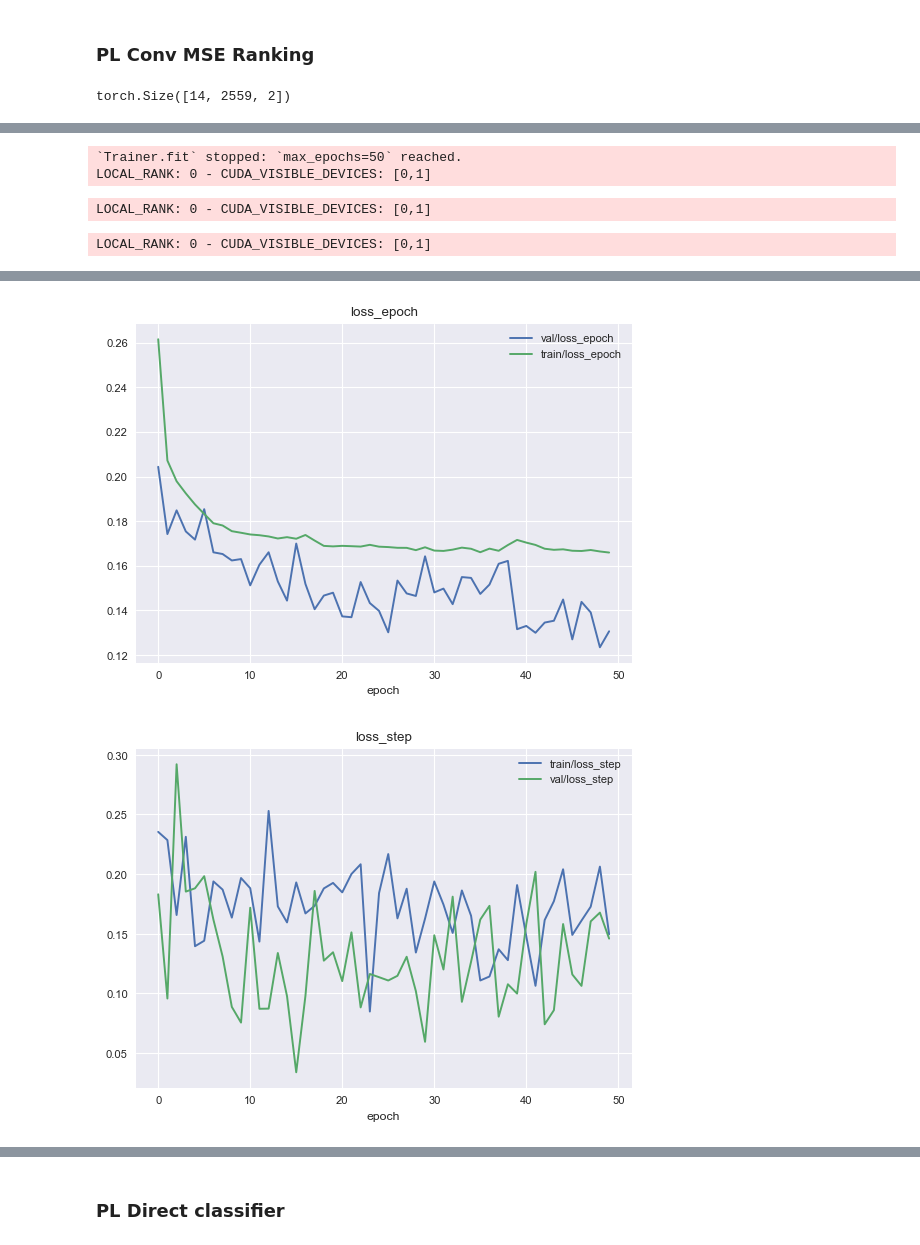
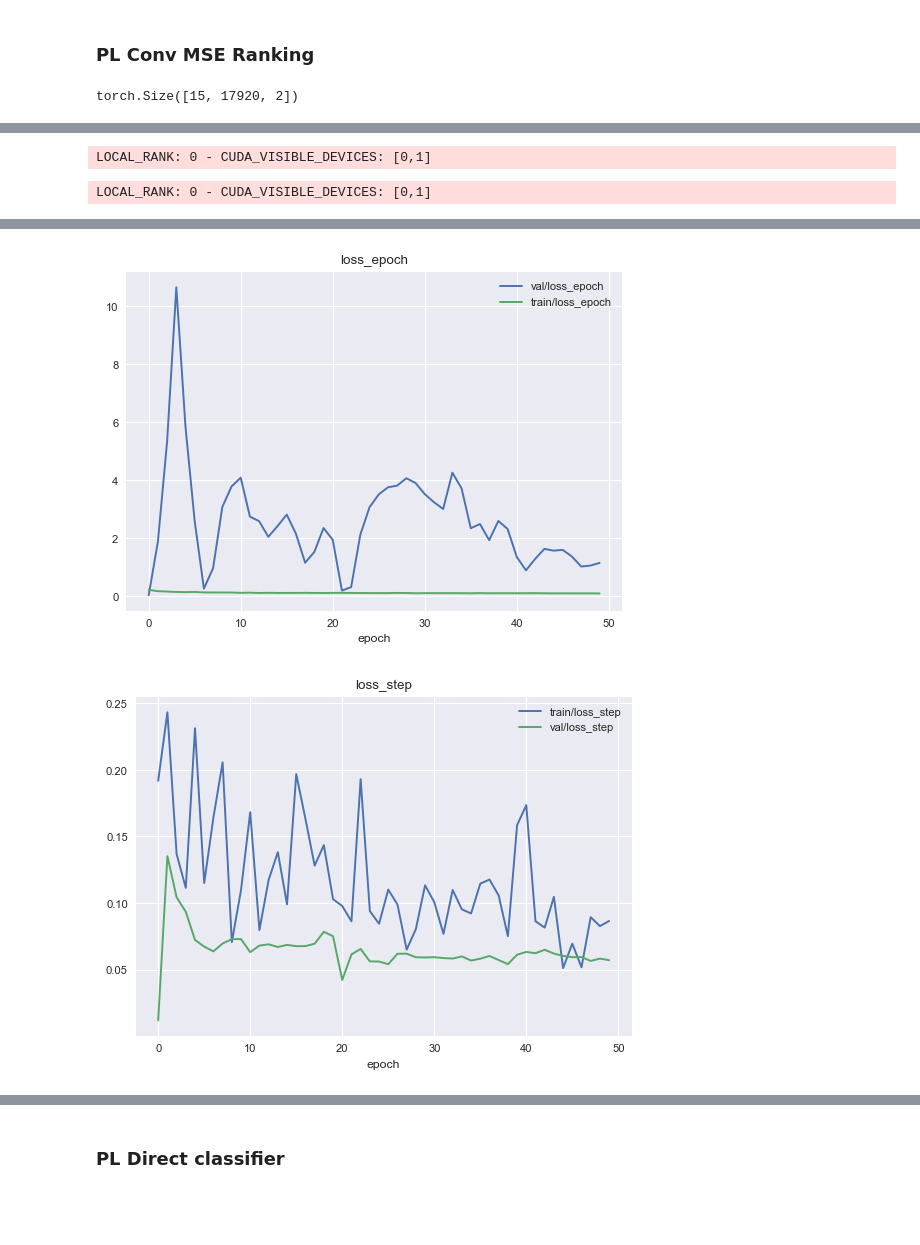
Before and after one commit to wassname/LoRA_are_lie_detectors, a Jupyter notebook: notebooks/10_compare_probes.ipynb, the cells around one changed output, grey strips where cells are left out. Cells and saved outputs as stored; diff of their text form; code cells hidden in the pictures; blank space fills up the shorter version.

Commit message:
fix bug where we diff neurons instead of layers, ops

```diff
--- a/notebooks/10_compare_probes.ipynb
+++ b/notebooks/10_compare_probes.ipynb
@@ -231,0 +219,9 @@ torch.Size([2136, 14, 2559, 2])
+# %%
+def ds2xy(ds: Dataset, ds2proxy) -> Tuple[Tensor, Tensor]:
+    # x = torch.stack([ds['end_residual_stream_base'], ds['end_residual_stream_adapt']], -1)[:, SKIP::STIDE]
+    X1 = torch.stack([ds['end_residual_fc1_base'], ds['end_residual_fc1_adapt']], dim=-1)
+    X2 = torch.stack([ds['end_residual_Wqkv_base'], ds['end_residual_Wqkv_adapt']], dim=-1)
+    x = torch.concat([X1, X2], dim=2)[:, SKIP::STRIDE, ::DECIMATE] # [layers, features, base/adapt]
+    x = x * importance_matrix[None, :, :, None]**2
+    y = ds2proxy(ds)
+    return x, y
@@ -231,0 +234,10 @@ torch.Size([2136, 14, 2559, 2])
+# %%
+ds = ds_trainval
+# X1 = torch.stack([ds['end_residual_fc1_base'], ds['end_residual_fc1_adapt']], dim=-1)
+# X2 = torch.stack([ds['end_residual_Wqkv_base'], ds['end_residual_Wqkv_adapt']], dim=-1)
+# x = torch.concat([X1, X2], dim=2)[:, SKIP::STIDE] # [layers, features, base/adapt]
+# y = ds2proxy(ds)
+# x.shape
+
+X, y = ds2xy(ds, ds2proxy)
+X.shape, y.shape
@@ -253,10 +267,6 @@ def ds2dfres(model, scaler, ds_test, ds2proxy, proxy2label, verbose=True):
         postproc(y_test_prob, y_test, verbose=verbose)
     return df_test
 
-def ds2xy(ds: Dataset, ds2proxy) -> Tuple[Tensor, Tensor]:
-    x = torch.stack([ds['end_residual_stream_base'], ds['end_residual_stream_adapt']], -1)[:, SKIP::STIDE]
-    y = ds2proxy(ds)
-    return x, y
 
 def eval_ranking(model, ds_trainval: Dataset, ds_test: Dataset, proxy2label, ds2proxy):
     """Evaluate a scikit learn style model, with a ranking proxy label."""
@@ -487,18 +488,18 @@ class PLSKMSErank(PLSKBase):
         return loss
 # %%
 ds_train, ds_val = train_test_split_ds(ds_trainval, test_size=0.3)
-X_val, y_val_proxy = ds2xy(ds_val)
+X_val, y_val_proxy = ds2xy(ds_val, ds2proxy)
 c_in = X_val.shape[1:]
 c_in
 # %% [output]
-torch.Size([14, 2559, 2])
+torch.Size([15, 17920, 2])
 # %%
 epoch_steps = int(len(ds_trainval)*0.7//batch_size)
-pl_model = PLSKMSErank(c_in=c_in, epoch_steps=epoch_steps, max_epochs=max_epochs, depth=3, hs=64)
+pl_model = PLSKMSErank(c_in=c_in, epoch_steps=epoch_steps, max_epochs=max_epochs, depth=3, hs=64, dropout=0.1)
 
 
 model = PLSKWrapper(pl_model, verbose=verbose, max_epochs=max_epochs)
 if verbose: print(model)
-df_res = eval_ranking(model, ds_trainval, ds_test)
+df_res = eval_ranking(model, ds_trainval, ds_test, proxy2label, ds2proxy)
 df_res2 = analyze_dfres(df_res)
 # %% [output]
@@ -523,5 +525,3 @@ LOCAL_RANK: 0 - CUDA_VISIBLE_DEVICES: [0,1]
-`Trainer.fit` stopped: `max_epochs=50` reached.
 LOCAL_RANK: 0 - CUDA_VISIBLE_DEVICES: [0,1]
 LOCAL_RANK: 0 - CUDA_VISIBLE_DEVICES: [0,1]
-LOCAL_RANK: 0 - CUDA_VISIBLE_DEVICES: [0,1]
 |  | roc_auc | improvement | acc | n | in_dist_adapter | in_dist_probe | balance | balance_proxy | ... |
@@ -537,2 +537,2 @@ LOCAL_RANK: 0 - CUDA_VISIBLE_DEVICES: [0,1]
-[figure, old version]
+[figure, new version]
-[figure, old version]
+[figure, new version]
```
Also changed, not shown: parts of 23 cells of this notebook, 14 other files.
